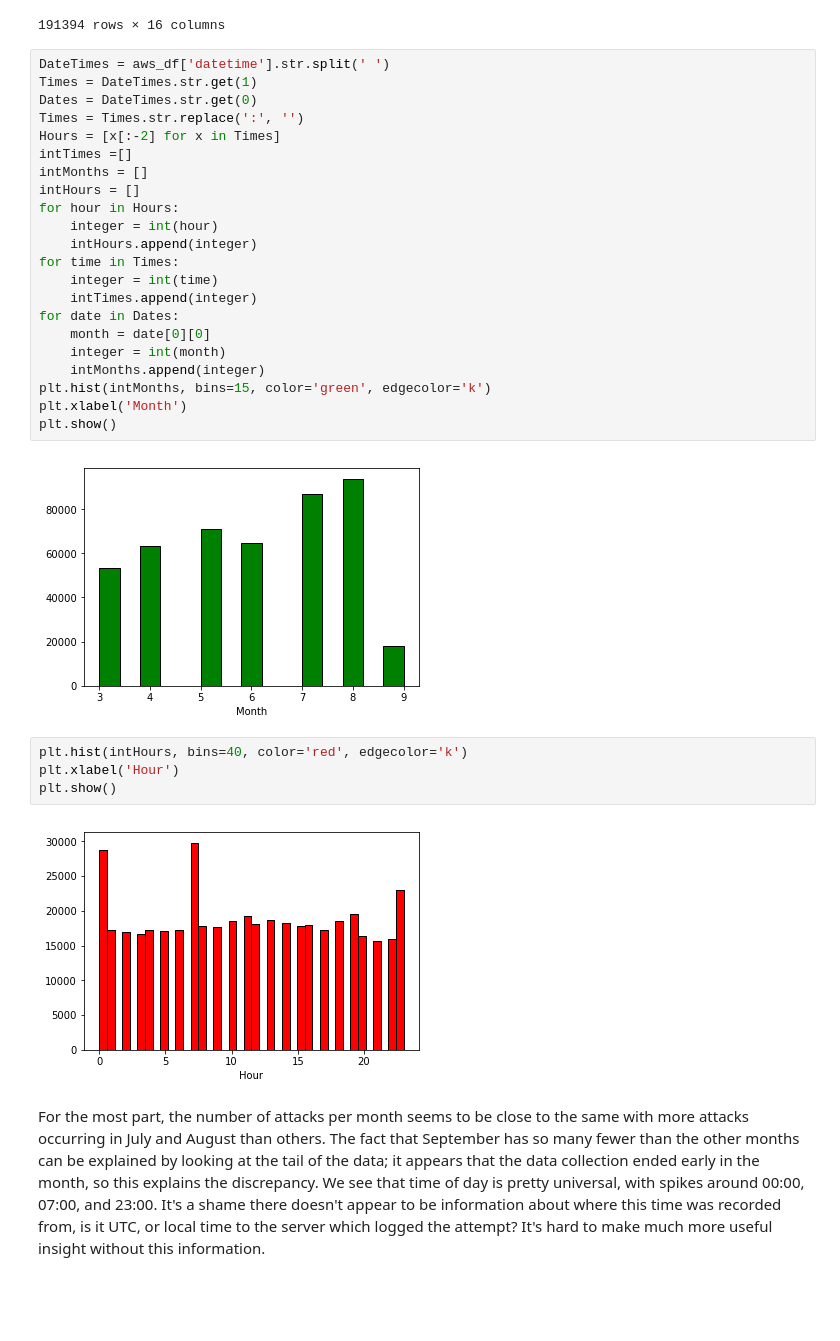
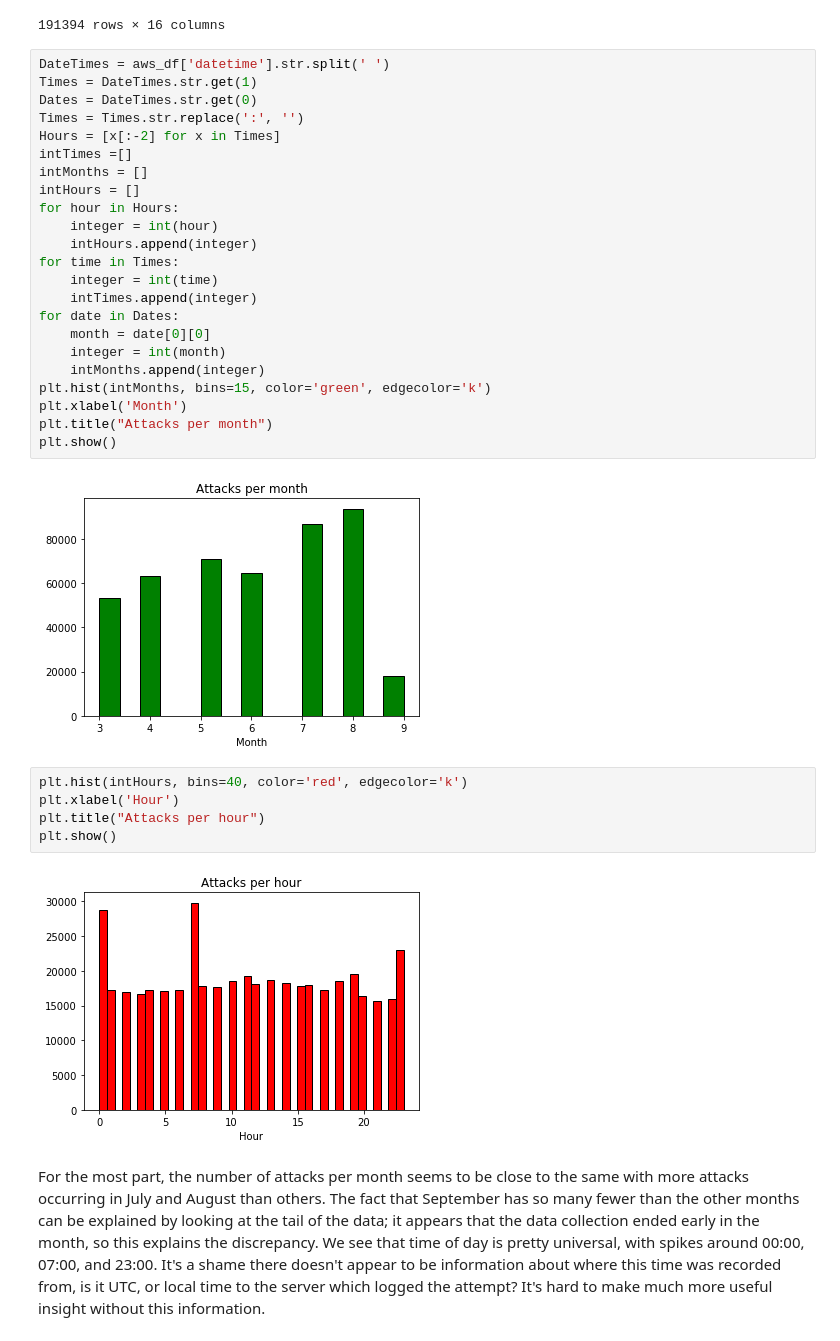
Before and after one commit to Mackengine/AWS-Honeypots, a Jupyter notebook: AWS_Honeypot_Attacks.ipynb, the cells around one changed output. Drawn from its saved outputs; the diff is of its cells as text; blank space fills up the shorter version.

```diff
--- a/AWS_Honeypot_Attacks.ipynb
+++ b/AWS_Honeypot_Attacks.ipynb
@@ -131,33 +127,35 @@ china
 # %%
 DateTimes = aws_df['datetime'].str.split(' ')
 Times = DateTimes.str.get(1)
 Dates = DateTimes.str.get(0)
 Times = Times.str.replace(':', '')
 Hours = [x[:-2] for x in Times]
 intTimes =[]
 intMonths = []
 intHours = []
 for hour in Hours:
     integer = int(hour)
     intHours.append(integer)
 for time in Times:
     integer = int(time)
     intTimes.append(integer)
 for date in Dates:
     month = date[0][0]
     integer = int(month)
     intMonths.append(integer)
 plt.hist(intMonths, bins=15, color='green', edgecolor='k')
 plt.xlabel('Month')
+plt.title("Attacks per month")
 plt.show()
 # %% [output]
-[figure, old version]
+[figure, new version]
 # %%
 plt.hist(intHours, bins=40, color='red', edgecolor='k')
 plt.xlabel('Hour')
+plt.title("Attacks per hour")
 plt.show()
 # %% [output]
-[figure, old version]
+[figure, new version]
 # %% [markdown]
 For the most part, the number of attacks per month seems to be close to the same with more attacks occurring in July and August than others. The fact that September has so many fewer than the other months can be explained by looking at the tail of the data; it appears that the data collection ended early in the month, so this explains the discrepancy. We see that time of day is pretty universal, with spikes around 00:00, 07:00, and 23:00. It's a shame there doesn't appear to be information about where this time was recorded from, is it UTC, or local time to the server which logged the attempt? It's hard to make much more useful insight without this information.
 # %%
```
Also changed, not shown: parts of 10 cells of this notebook.
